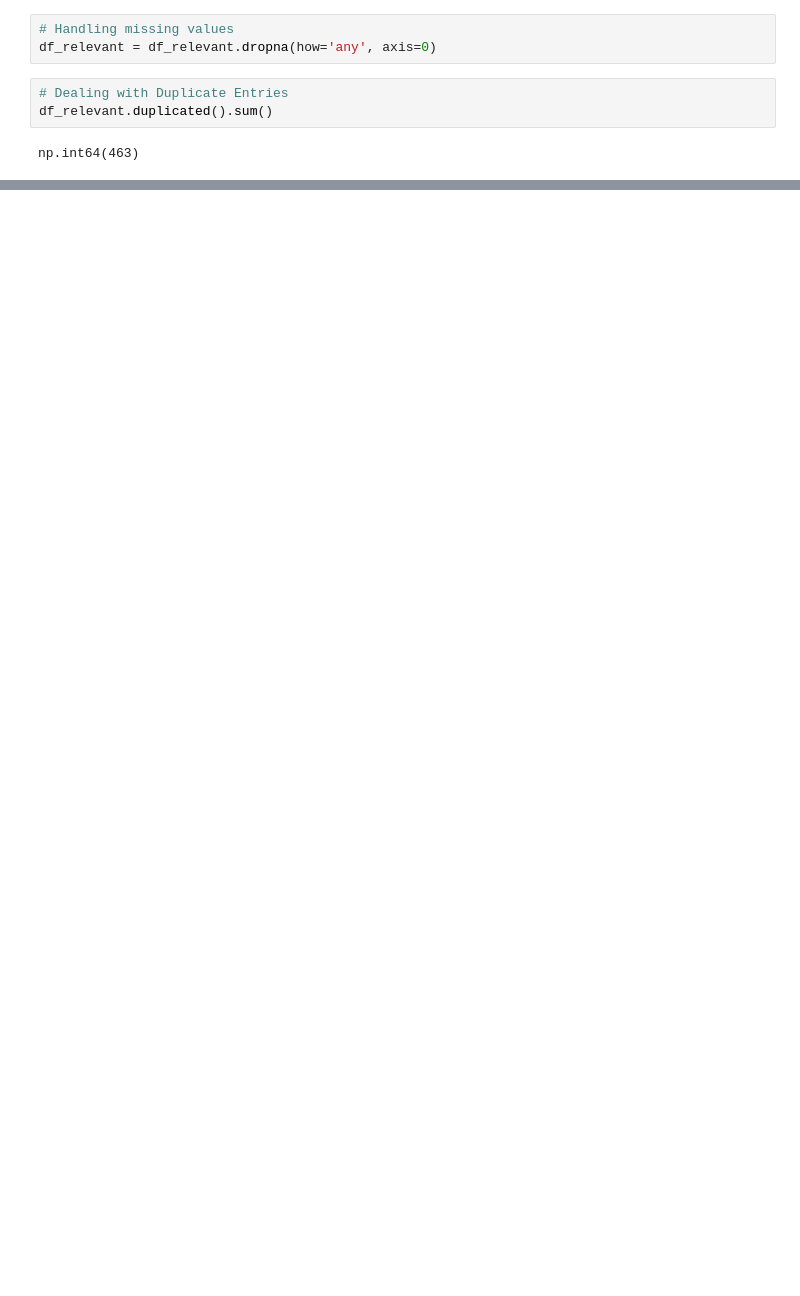
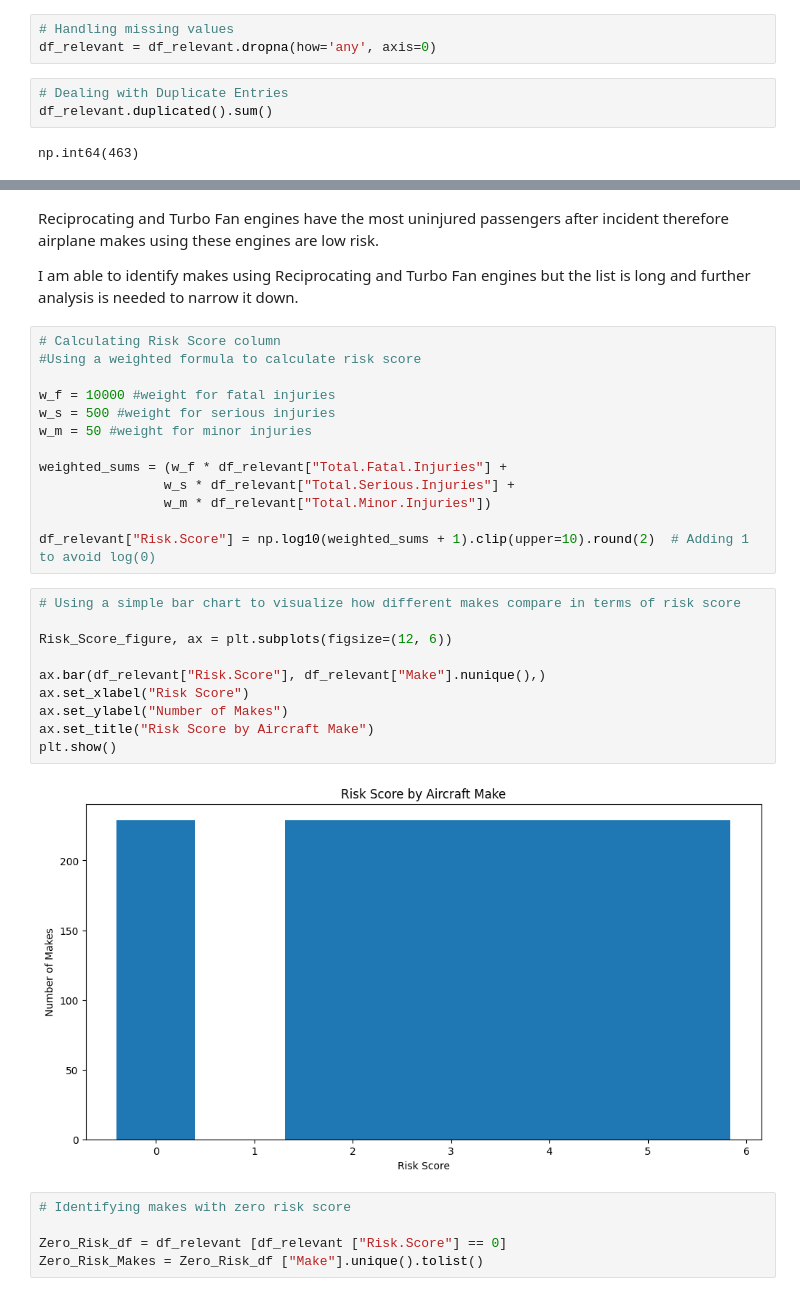
Before and after one commit to clivekinyanjui/DS-Phase1-Project, a Jupyter notebook: aircraftproject.ipynb, the cells around one changed output, grey strips where cells are left out. Saved outputs shown, nothing was run; the diff lists cells and outputs as text; blank space fills up the shorter version.

```diff
--- a/aircraftproject.ipynb
+++ b/aircraftproject.ipynb
@@ -110,0 +166,34 @@ df_relevant.describe(include='all')
+# %% [markdown]
+Reciprocating and Turbo Fan engines have the most uninjured passengers after incident therefore airplane makes using these engines are low risk.
+
+I am able to identify makes using Reciprocating and Turbo Fan engines but the list is long and further analysis is needed to narrow it down.
+# %%
+# Calculating Risk Score column
+#Using a weighted formula to calculate risk score
+
+w_f = 10000 #weight for fatal injuries
+w_s = 500 #weight for serious injuries
+w_m = 50 #weight for minor injuries
+
+weighted_sums = (w_f * df_relevant["Total.Fatal.Injuries"] +
+                w_s * df_relevant["Total.Serious.Injuries"] +
+                w_m * df_relevant["Total.Minor.Injuries"])
+
+df_relevant["Risk.Score"] = np.log10(weighted_sums + 1).clip(upper=10).round(2)  # Adding 1 to avoid log(0)
+# %%
+# Using a simple bar chart to visualize how different makes compare in terms of risk score
+
+Risk_Score_figure, ax = plt.subplots(figsize=(12, 6))
+
+ax.bar(df_relevant["Risk.Score"], df_relevant["Make"].nunique(),)
+ax.set_xlabel("Risk Score")
+ax.set_ylabel("Number of Makes")
+ax.set_title("Risk Score by Aircraft Make")
+plt.show()
+# %% [output]
+[figure, added]
+# %%
+# Identifying makes with zero risk score
+
+Zero_Risk_df = df_relevant [df_relevant ["Risk.Score"] == 0]
+Zero_Risk_Makes = Zero_Risk_df ["Make"].unique().tolist()
```
Also changed, not shown: parts of 31 cells of this notebook, 1 other file.
